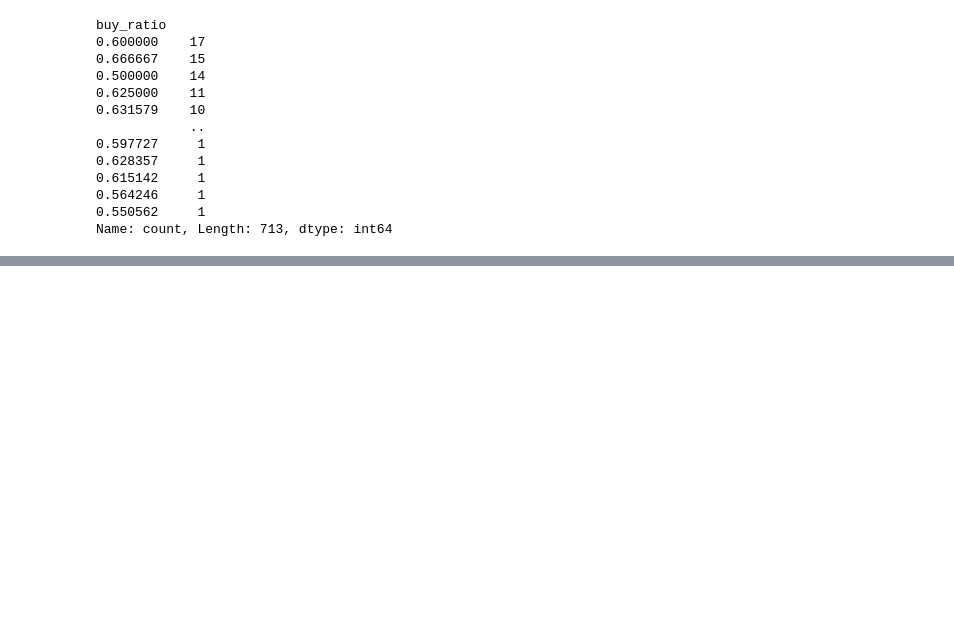
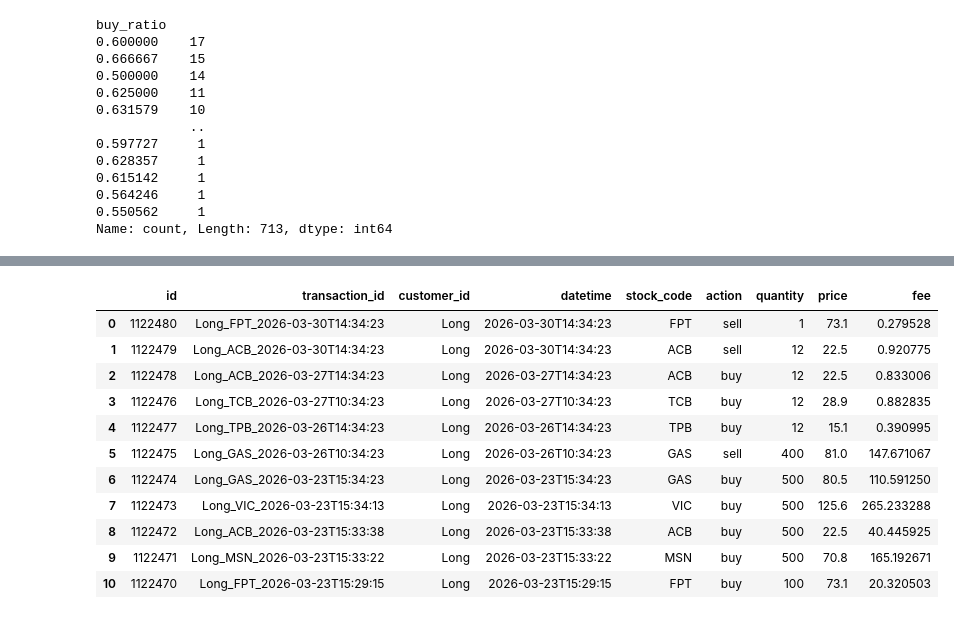
Before and after one commit to JJLEE-20194099/virtual-bank-agentic-consultant, a Jupyter notebook: notebooks/behaviour-clustering/StockBehaviourClustering.ipynb, the cells around one changed output, grey strips where cells are left out. Cells and saved outputs as stored; diff of their text form; code cells hidden in the pictures; blank space fills up the shorter version.

```diff
--- a/notebooks/behaviour-clustering/StockBehaviourClustering.ipynb
+++ b/notebooks/behaviour-clustering/StockBehaviourClustering.ipynb
@@ -242,0 +325,24 @@ for customer_id in customer_ids:
+# %%
+API_URL = "http://localhost:8080/api/v1/stock/Long?limit=20&offset=0"
+
+def fetch_user_data():
+    res = requests.get(API_URL)
+    res.raise_for_status()
+    data = res.json()
+    return pd.DataFrame(data)
+
+test_df = fetch_user_data()
+test_df
+# %% [output]
+|  | id | transaction_id | customer_id | datetime | stock_code | action | quantity | price | fee |
+| 0 | 1122480 | Long_FPT_2026-03-30T14:34:23 | Long | 2026-03-30T14:34:23 | FPT | sell | 1 | 73.1 | 0.279528 |
+| 1 | 1122479 | Long_ACB_2026-03-30T14:34:23 | Long | 2026-03-30T14:34:23 | ACB | sell | 12 | 22.5 | 0.920775 |
+| 2 | 1122478 | Long_ACB_2026-03-27T14:34:23 | Long | 2026-03-27T14:34:23 | ACB | buy | 12 | 22.5 | 0.833006 |
+| 3 | 1122476 | Long_TCB_2026-03-27T10:34:23 | Long | 2026-03-27T10:34:23 | TCB | buy | 12 | 28.9 | 0.882835 |
+| 4 | 1122477 | Long_TPB_2026-03-26T14:34:23 | Long | 2026-03-26T14:34:23 | TPB | buy | 12 | 15.1 | 0.390995 |
+| 5 | 1122475 | Long_GAS_2026-03-26T10:34:23 | Long | 2026-03-26T10:34:23 | GAS | sell | 400 | 81.0 | 147.671067 |
+| 6 | 1122474 | Long_GAS_2026-03-23T15:34:23 | Long | 2026-03-23T15:34:23 | GAS | buy | 500 | 80.5 | 110.591250 |
+| 7 | 1122473 | Long_VIC_2026-03-23T15:34:13 | Long | 2026-03-23T15:34:13 | VIC | buy | 500 | 125.6 | 265.233288 |
+| 8 | 1122472 | Long_ACB_2026-03-23T15:33:38 | Long | 2026-03-23T15:33:38 | ACB | buy | 500 | 22.5 | 40.445925 |
+| 9 | 1122471 | Long_MSN_2026-03-23T15:33:22 | Long | 2026-03-23T15:33:22 | MSN | buy | 500 | 70.8 | 165.192671 |
+| 10 | 1122470 | Long_FPT_2026-03-23T15:29:15 | Long | 2026-03-23T15:29:15 | FPT | buy | 100 | 73.1 | 20.320503 |
```
Also changed, not shown: parts of 20 cells of this notebook, 9 other files.
